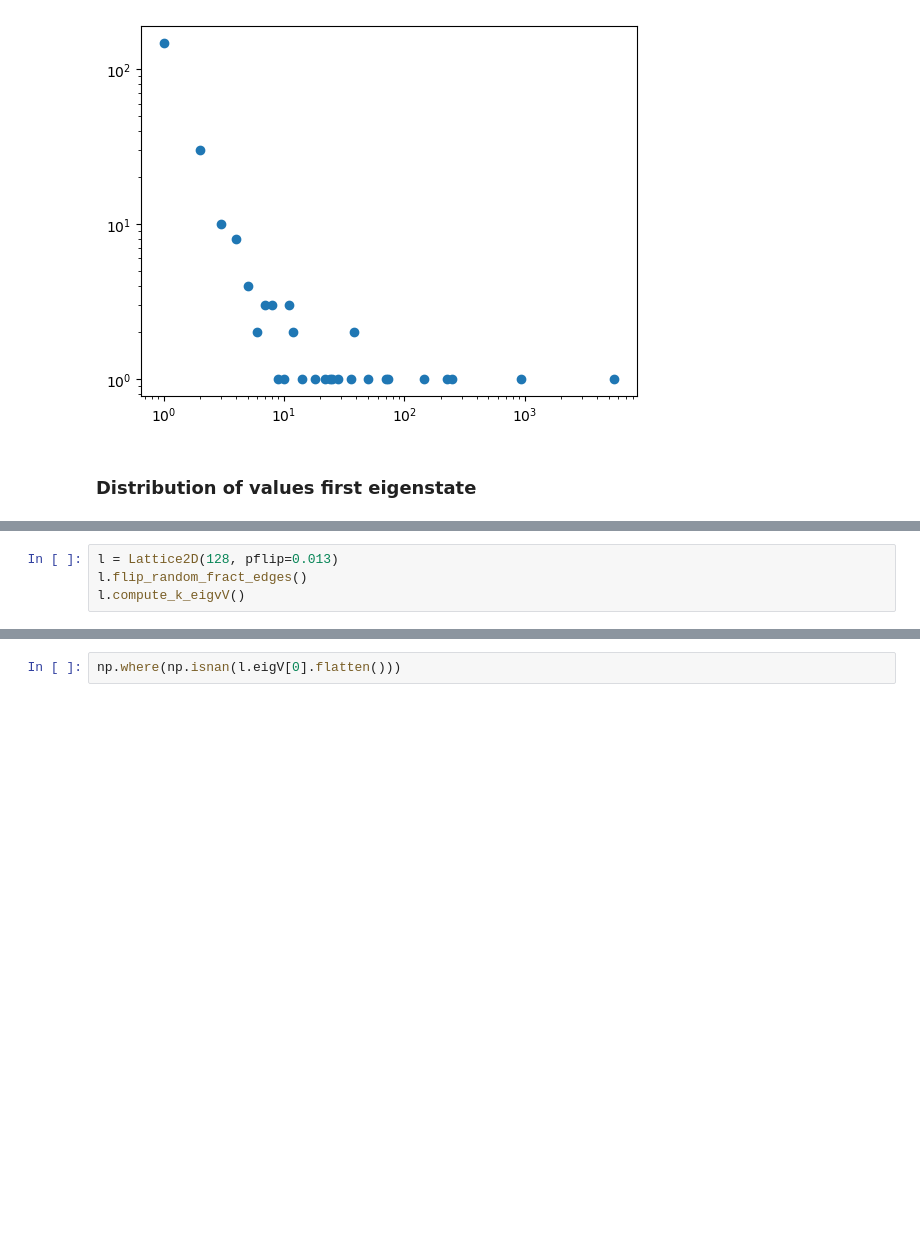
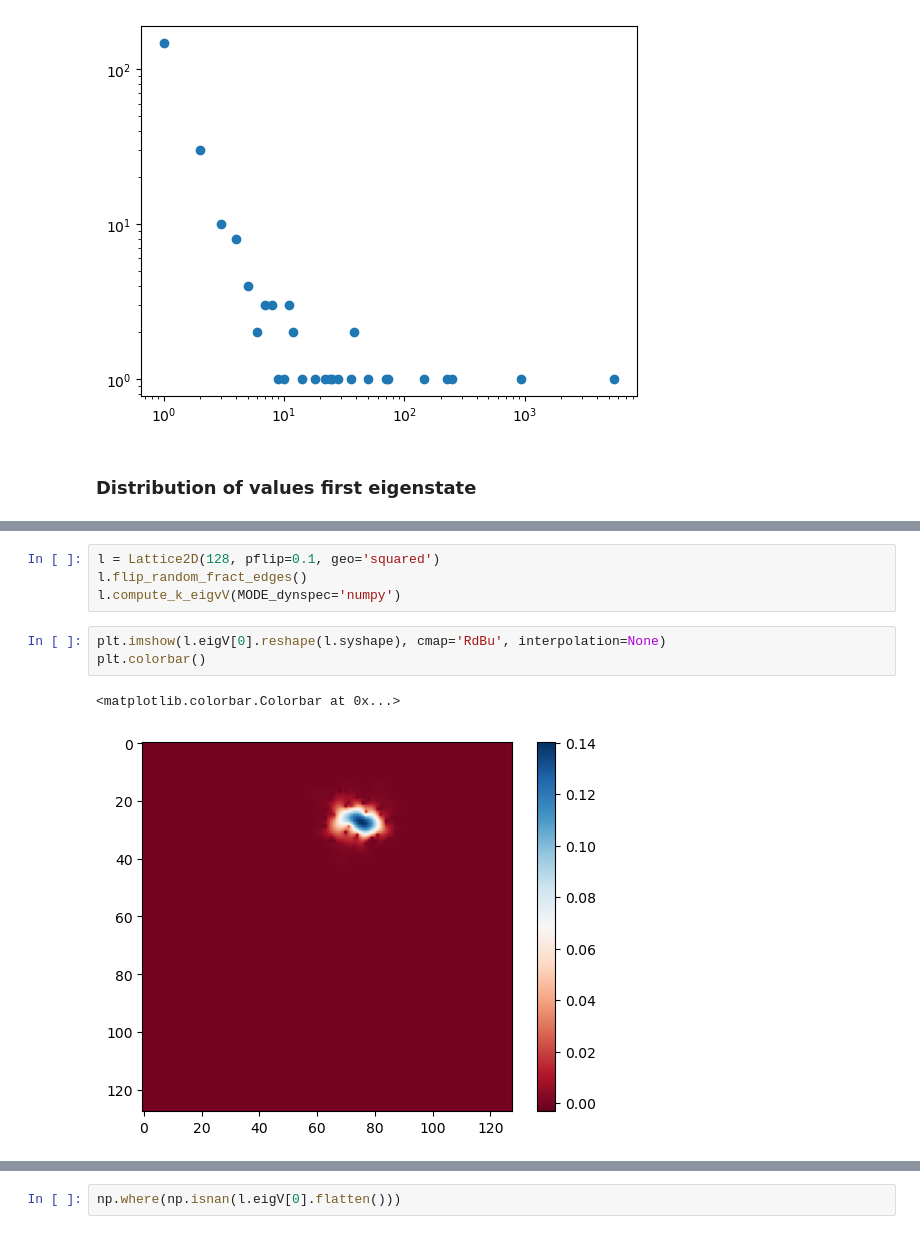
Before and after one commit to giulioiannelli/lrgsglib-public, a Jupyter notebook: ipynb/dev_tool_ResolutionLimit.ipynb, the cells around one changed output, grey strips where cells are left out. Drawn from its saved outputs; the diff is of its cells as text; blank space fills up the shorter version.

```diff
--- a/ipynb/dev_tool_ResolutionLimit.ipynb
+++ b/ipynb/dev_tool_ResolutionLimit.ipynb
@@ -111,7 +122,13 @@ plt.xscale('log')
 # %%
-l = Lattice2D(128, pflip=0.013)
+l = Lattice2D(128, pflip=0.1, geo='squared')
 l.flip_random_fract_edges()
-l.compute_k_eigvV()
+l.compute_k_eigvV(MODE_dynspec='numpy')
+# %%
+plt.imshow(l.eigV[0].reshape(l.syshape), cmap='RdBu', interpolation=None)
+plt.colorbar()
+# %% [output]
+<matplotlib.colorbar.Colorbar at 0x...>
+[figure, added]
 # %%
 outp, outm = symlog_binning(flip_to_positive_majority(l.eigV[0].flatten()))
 plt.plot(outp[0], outp[1], marker='o', lw=1)
```
Also changed, not shown: parts of 7 cells of this notebook, 3 other files.
